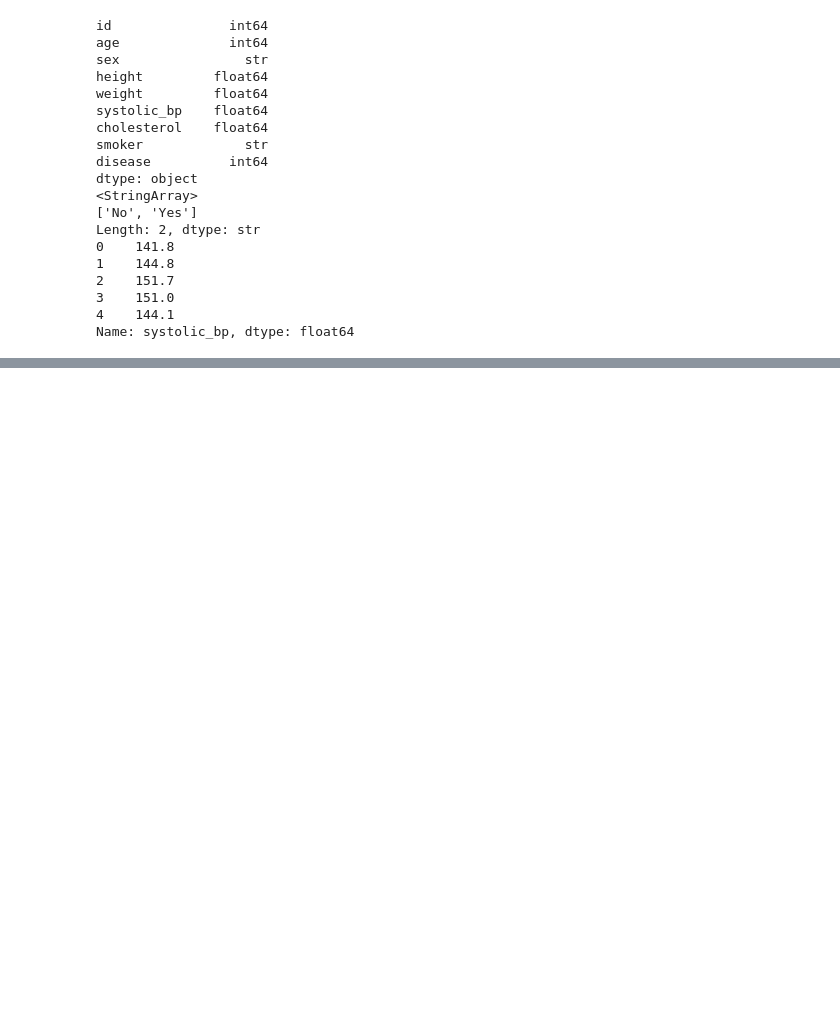
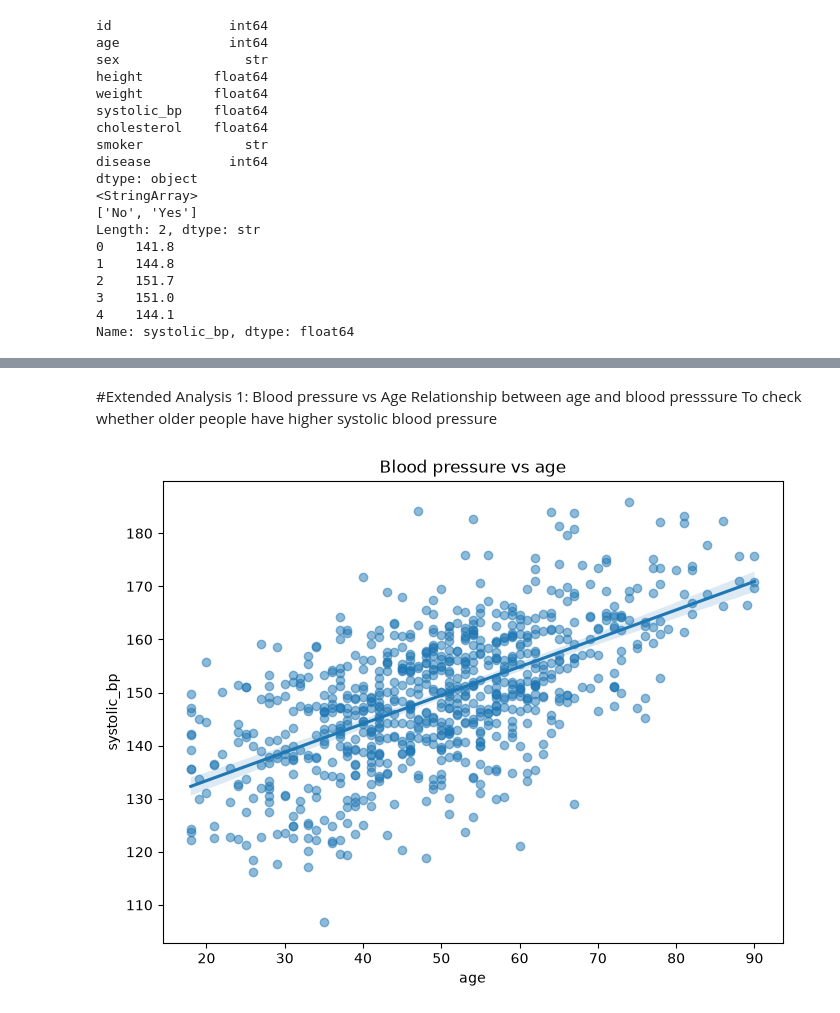
Before and after one commit to MadhaviKolli/Exam_healthstudy, a Jupyter notebook: notepad/analys.ipynb, the cells around one changed output, grey strips where cells are left out. Drawn from its saved outputs; the diff is of its cells as text; code cells hidden in the pictures; blank space fills up the shorter version.

```diff
--- a/notepad/analys.ipynb
+++ b/notepad/analys.ipynb
@@ -256,0 +418,18 @@ Name: systolic_bp, dtype: float64
+# %% [markdown]
+#Extended Analysis 1: Blood pressure vs Age
+Relationship between age and blood presssure
+To check whether older people have higher systolic blood pressure
+# %%
+plt.figure(figsize=(8,6))
+
+sns.regplot(
+    data=df,
+    x = "age",
+    y = "systolic_bp",
+    scatter_kws={"alpha":0.5}
+)
+
+plt.title("Blood pressure vs age")
+plt.show()
+# %% [output]
+[figure, added]
```
Also changed, not shown: parts of 21 cells of this notebook, 4 other files.
